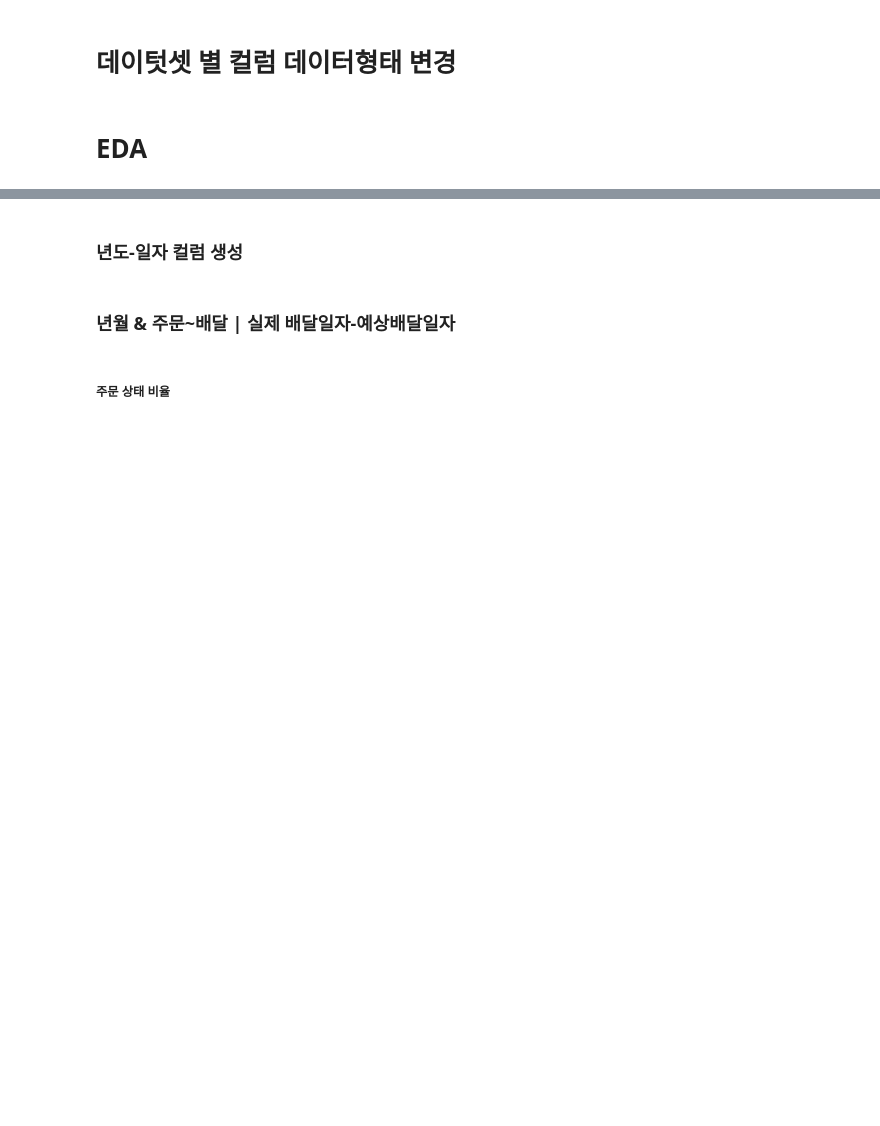
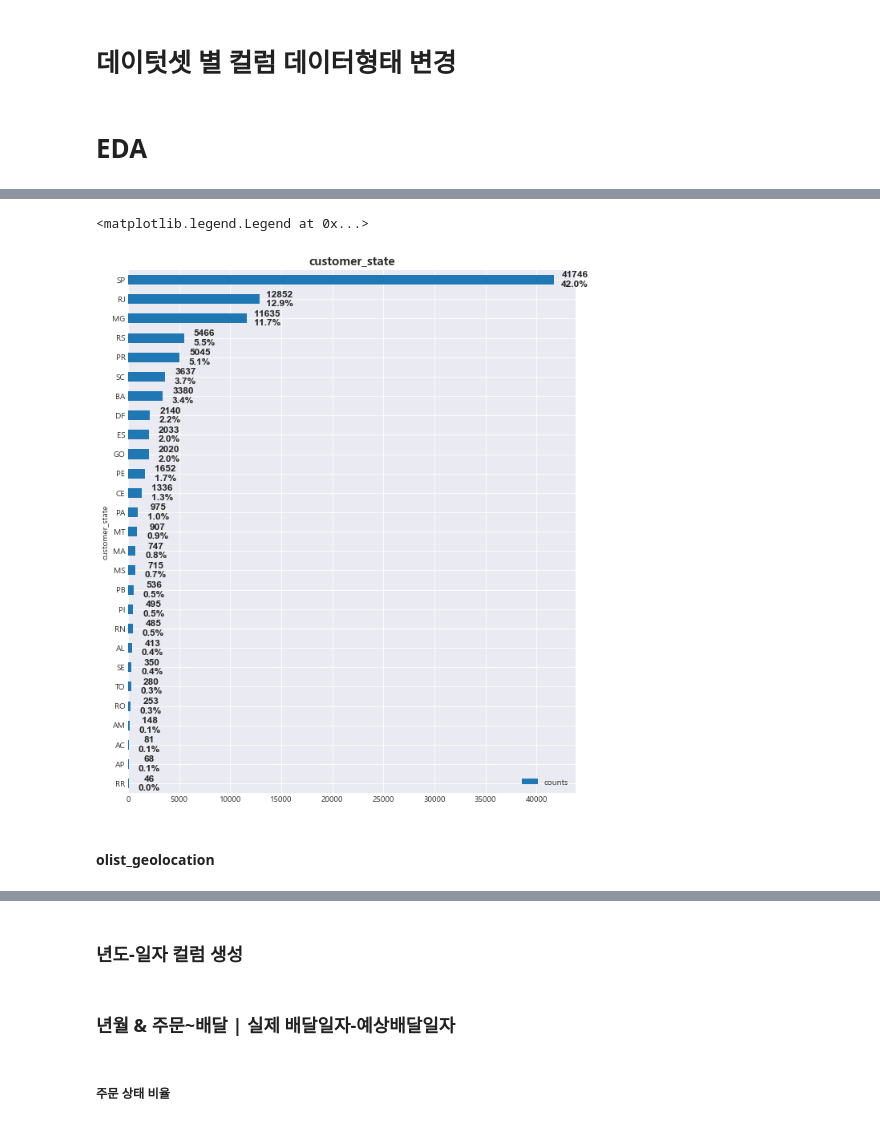
Before and after one commit to changyong93/project_Brazilian-E-Commerce-Public-Dataset-by-Olist, a Jupyter notebook: Untitled1.ipynb, the cells around one changed output, grey strips where cells are left out. Cells and saved outputs as stored; diff of their text form; code cells hidden in the pictures; blank space fills up the shorter version.

```diff
--- a/Untitled1.ipynb
+++ b/Untitled1.ipynb
@@ -96,0 +86,17 @@ olist_order_reviews[column_list] = olist_order_reviews[column_list].apply(pd.to_
+# %%
+df = olist_customers.customer_state.value_counts().sort_values().reset_index()
+df.columns = ["customer_state","counts"]
+df["rates"] = df.counts/df.counts.sum()
+
+g = df.plot.barh(y="counts", x = "customer_state",figsize = (10,12))
+g.set_title("customer_state", fontsize = 15, fontweight = "bold")
+for s in df.index:
+    g.annotate(s = f"{df.loc[s,'counts']}\n{df.loc[s,'rates']*100:.1f}%",
+               xy = (df.loc[s,'counts']+2000,s),
+               va = "center", ha="center", fontsize = 12, fontfamily = "Sans serif", fontweight = "bold")
+g.legend(loc = 4)
+# %% [output]
+<matplotlib.legend.Legend at 0x...>
+[figure, added]
+# %% [markdown]
+#### olist_geolocation
```
Also changed, not shown: parts of 101 cells of this notebook, 1 other file.
